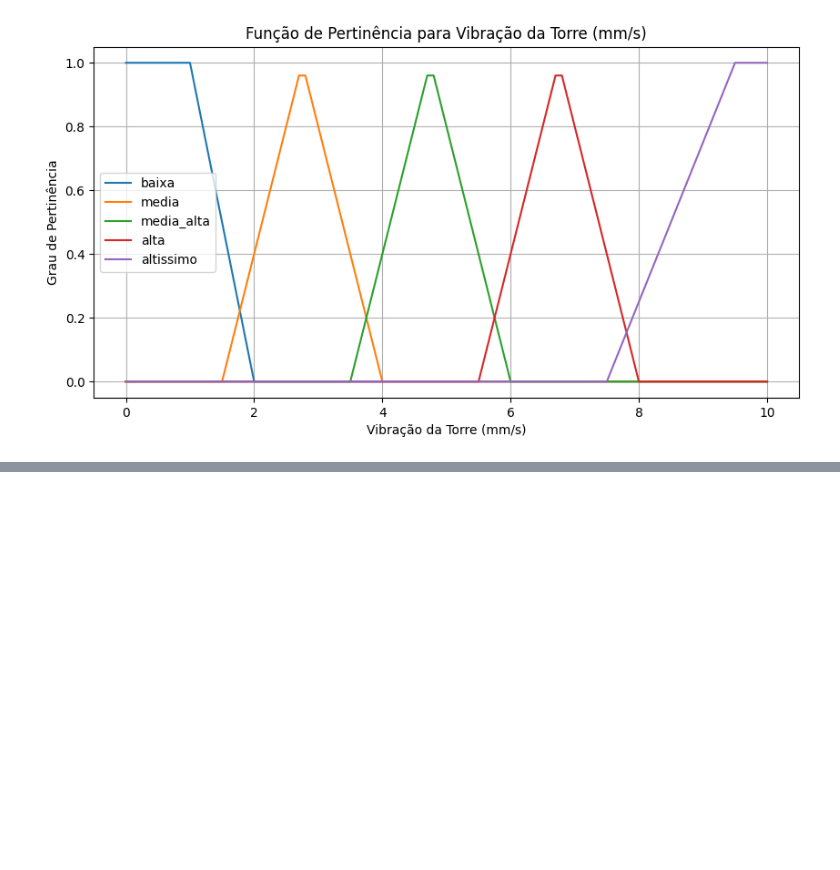
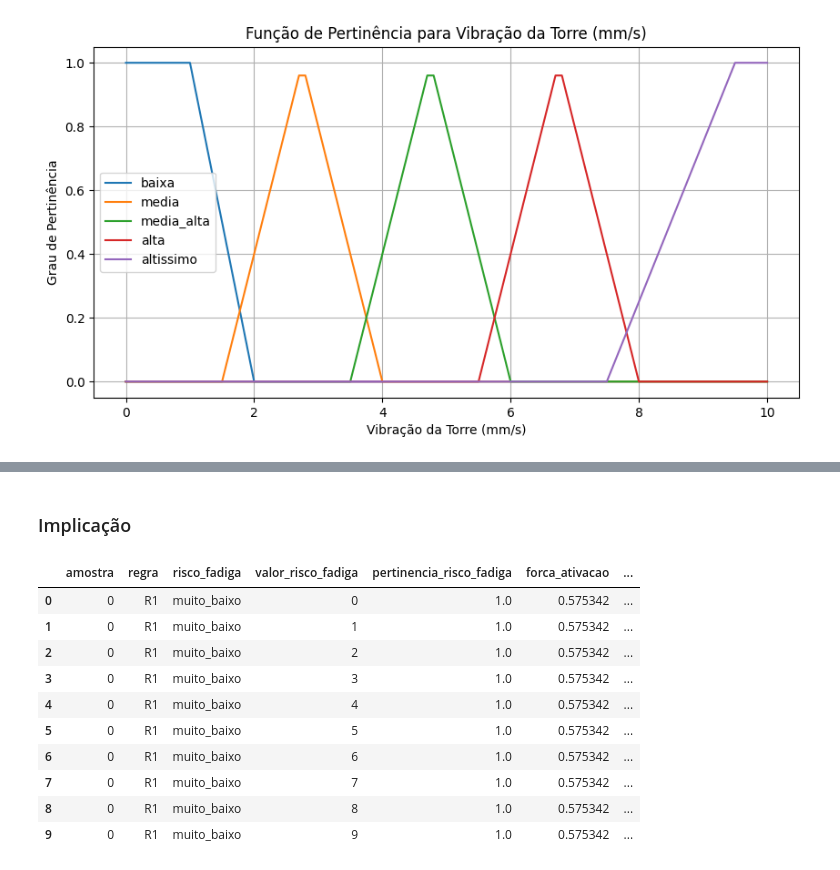
Before and after one commit to matheusssilva991/Mestrado, a Jupyter notebook: fuzzy/trabalho_1/src/main.ipynb, the cells around one changed output, grey strips where cells are left out. Drawn from its saved outputs; the diff is of its cells as text; code cells hidden in the pictures; blank space fills up the shorter version.

```diff
--- a/fuzzy/trabalho_1/src/main.ipynb
+++ b/fuzzy/trabalho_1/src/main.ipynb
@@ -77,0 +173,16 @@ plot_conjuntos_fuzzy(universos_discurso['vibracao_torre'], 'Vibração da Torre
+# %%
+with open(DATA_DIR / "regras.json", encoding="utf-8") as arquivo_regras:
+    base_regras = json.load(arquivo_regras)
+
+regras_por_antecedente = {
+    (
+        regra['velocidade_vento'],
+        regra['umidade_relativa'],
+        regra['vibracao_torre'],
+    ): regra
+    for regra in base_regras
+}
+
+regras_df = pd.DataFrame(base_regras)
+regras_df.to_csv(OUTPUT_DIR / "regras.csv", index=False)
+regras_df.head()
@@ -79,0 +281,37 @@ plot_conjuntos_fuzzy(universos_discurso['vibracao_torre'], 'Vibração da Torre
+# %% [markdown]
+### Implicação
+# %%
+linhas_implicacao = []
+universo_risco_fadiga = universos_discurso['risco_fadiga']
+
+for _, regra_ativada in inferencia_regras_df.iterrows():
+    conjunto_risco = conjuntos_risco_fadiga[regra_ativada['risco_fadiga']]
+
+    for valor_risco, pertinencia_risco in zip(universo_risco_fadiga, conjunto_risco):
+        linhas_implicacao.append({
+            'amostra': regra_ativada['amostra'],
+            'regra': regra_ativada['regra'],
+            'risco_fadiga': regra_ativada['risco_fadiga'],
+            'valor_risco_fadiga': valor_risco,
+            'pertinencia_risco_fadiga': pertinencia_risco,
+            'forca_ativacao': regra_ativada['forca_ativacao'],
+            'pertinencia_implicacao': tnorma_inferencia(
+                regra_ativada['forca_ativacao'],
+                pertinencia_risco,
+            ),
+        })
+
+inferencia_implicacoes_df = pd.DataFrame(linhas_implicacao)
+inferencia_implicacoes_df.head(10)
+# %% [output]
+|  | amostra | regra | risco_fadiga | valor_risco_fadiga | pertinencia_risco_fadiga | forca_ativacao | ... |
+| 0 | 0 | R1 | muito_baixo | 0 | 1.0 | 0.575342 | ... |
+| 1 | 0 | R1 | muito_baixo | 1 | 1.0 | 0.575342 | ... |
+| 2 | 0 | R1 | muito_baixo | 2 | 1.0 | 0.575342 | ... |
+| 3 | 0 | R1 | muito_baixo | 3 | 1.0 | 0.575342 | ... |
+| 4 | 0 | R1 | muito_baixo | 4 | 1.0 | 0.575342 | ... |
+| 5 | 0 | R1 | muito_baixo | 5 | 1.0 | 0.575342 | ... |
+| 6 | 0 | R1 | muito_baixo | 6 | 1.0 | 0.575342 | ... |
+| 7 | 0 | R1 | muito_baixo | 7 | 1.0 | 0.575342 | ... |
+| 8 | 0 | R1 | muito_baixo | 8 | 1.0 | 0.575342 | ... |
+| 9 | 0 | R1 | muito_baixo | 9 | 1.0 | 0.575342 | ... |
```
Also changed, not shown: parts of 23 cells of this notebook, 25 other files.
